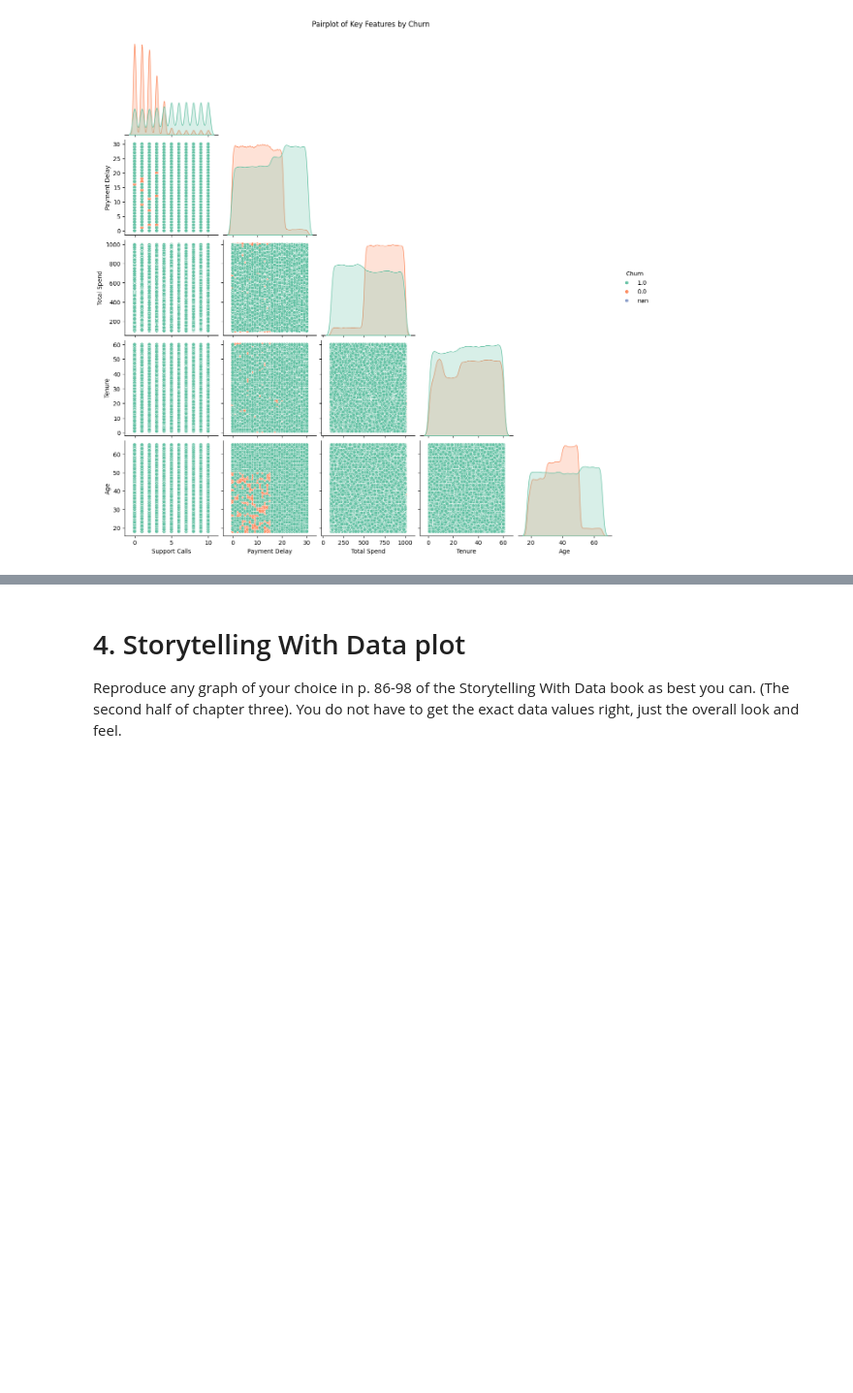
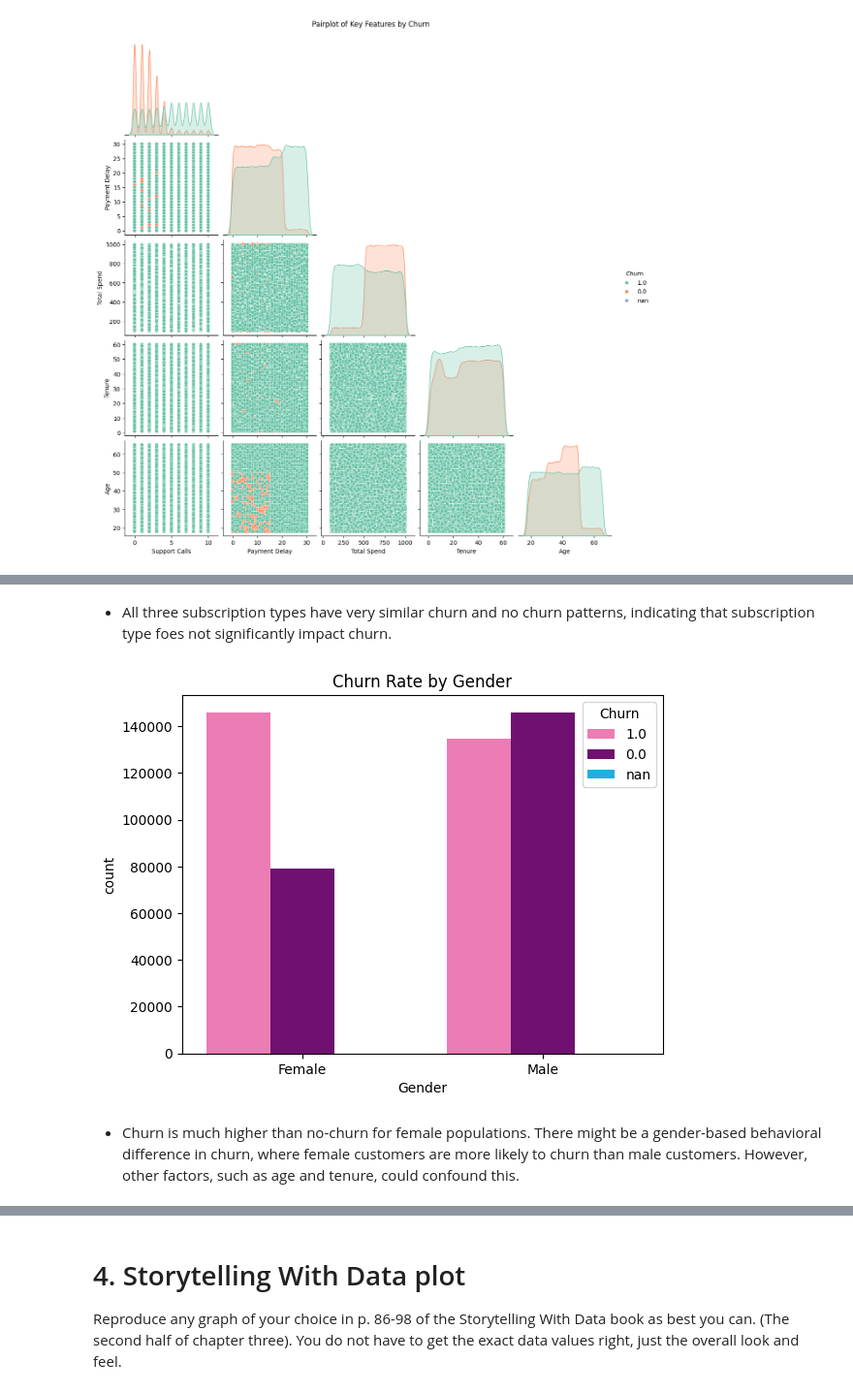
Before and after one commit to paumar2/DX699-MODB2, a Jupyter notebook: Week6.ipynb, the cells around one changed output, grey strips where cells are left out. Shown at 97% size. Saved outputs shown, nothing was run; the diff lists cells and outputs as text; code cells hidden in the pictures; blank space fills up the shorter version.

```diff
--- a/Week6.ipynb
+++ b/Week6.ipynb
@@ -152,3 +165,15 @@ plt.show()
+# %% [markdown]
+* All three subscription types have very similar churn and no churn patterns, indicating that subscription type foes not significantly impact churn.
+# %%
+#churn by gender
+colors = ['hotpink', 'purple', 'deepskyblue'] #custom color palette for churn
+sns.countplot(data=customer_churn, x='Gender', hue='Churn', palette=colors)
+plt.title('Churn Rate by Gender')
+plt.show()
+# %% [output]
+[figure, added]
+# %% [markdown]
+* Churn is much higher than no-churn for female populations. There might be a gender-based behavioral difference in churn, where female customers are more likely to churn than male customers. However, other factors, such as age and tenure, could confound this.
 # %% [markdown]
 #### Conclusions:
 
```
Also changed, not shown: parts of 6 cells of this notebook.
